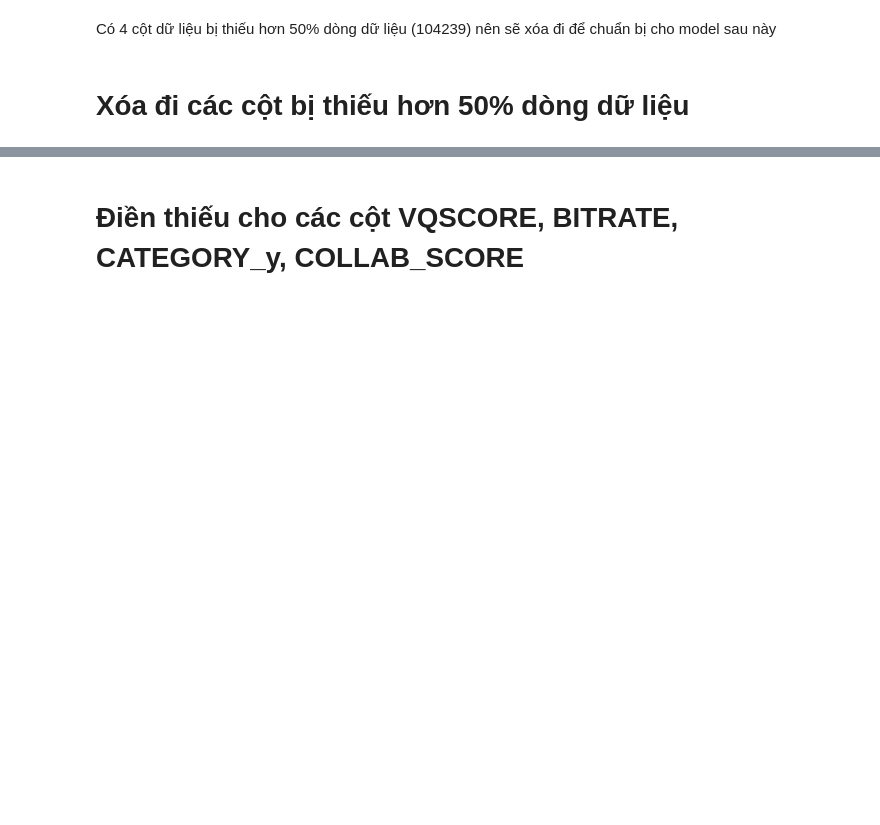
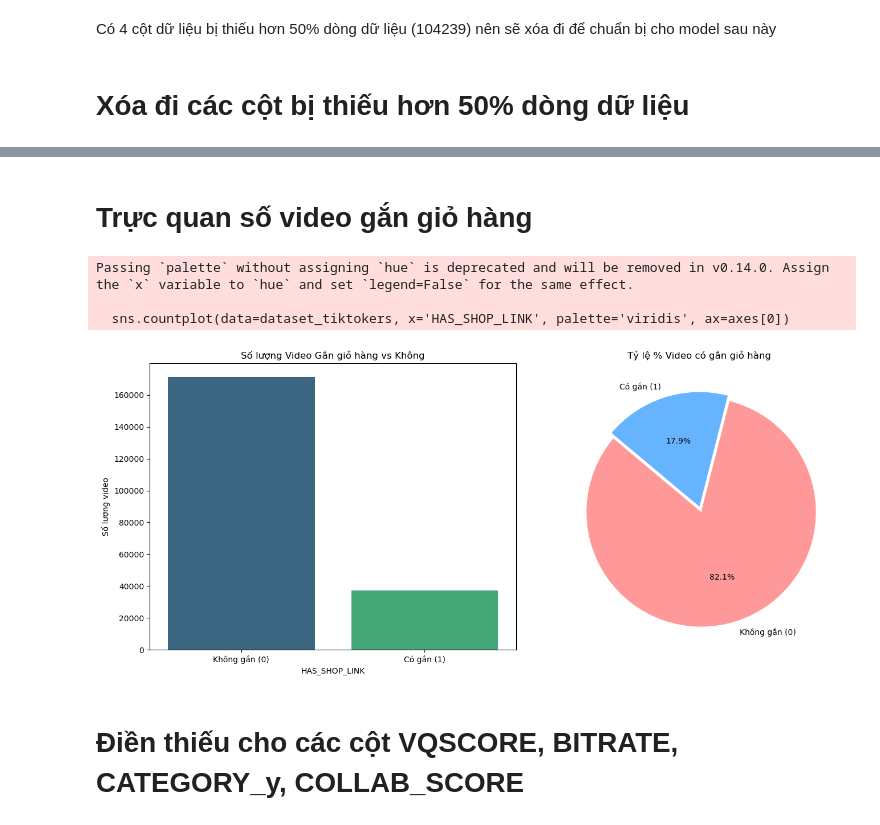
Before and after one commit to lamphat344961-alt/TIKTOK_crawl_V2, a Jupyter notebook: processing_data/meger_EDA.ipynb, the cells around one changed output, grey strips where cells are left out. Drawn from its saved outputs; the diff is of its cells as text; code cells hidden in the pictures; blank space fills up the shorter version.

Commit message:
Anchor_Types

```diff
--- a/processing_data/meger_EDA.ipynb
+++ b/processing_data/meger_EDA.ipynb
@@ -166,0 +168,8 @@ Danh sách các cột sau khi xóa:
+# %%
+# Bước 1: Phân loại 0 và 1
+# Nếu không phải NaN (notna) thì trả về 1, ngược lại trả về 0
+dataset_tiktokers['HAS_SHOP_LINK'] = dataset_tiktokers['ANCHOR_TYPES'].notna().astype(int)
+# Bước 2: Kiểm tra kiểu dữ liệu (Đảm bảo là int)
+print(f"Kiểu dữ liệu của cột HAS_SHOP_LINK: {dataset_tiktokers['HAS_SHOP_LINK'].dtype}")
+# Xem thử vài dòng để xác nhận
+print(dataset_tiktokers[['ANCHOR_TYPES', 'HAS_SHOP_LINK']].head(10))
@@ -167,3 +189,28 @@ Danh sách các cột sau khi xóa:
+# %% [markdown]
+# Trực quan số video gắn giỏ hàng
+# %%
+# Thiết lập giao diện biểu đồ
+fig, axes = plt.subplots(1, 2, figsize=(14, 6))
+
+# Biểu đồ 1: Biểu đồ cột (Countplot)
+sns.countplot(data=dataset_tiktokers, x='HAS_SHOP_LINK', palette='viridis', ax=axes[0])
+axes[0].set_title('Số lượng Video Gắn giỏ hàng vs Không')
+axes[0].set_xticklabels(['Không gắn (0)', 'Có gắn (1)'])
+axes[0].set_ylabel('Số lượng video')
+
+# Biểu đồ 2: Biểu đồ tròn (Pie chart) để xem tỷ lệ %
+counts = dataset_tiktokers['HAS_SHOP_LINK'].value_counts()
+axes[1].pie(counts, labels=['Không gắn (0)', 'Có gắn (1)'], autopct='%1.1f%%',
+            startangle=140, colors=['#ff9999','#66b3ff'], explode=(0.05, 0))
+axes[1].set_title('Tỷ lệ % Video có gắn giỏ hàng')
+
+plt.tight_layout()
+plt.show()
+# %% [output]
+Passing `palette` without assigning `hue` is deprecated and will be removed in v0.14.0. Assign the `x` variable to `hue` and set `legend=False` for the same effect.
+
+  sns.countplot(data=dataset_tiktokers, x='HAS_SHOP_LINK', palette='viridis', ax=axes[0])
+[figure, added]
 # %% [markdown]
 # Điền thiếu cho các cột VQSCORE, BITRATE, CATEGORY_y, COLLAB_SCORE
 # %%
```
Also changed, not shown: parts of 3 cells of this notebook.
